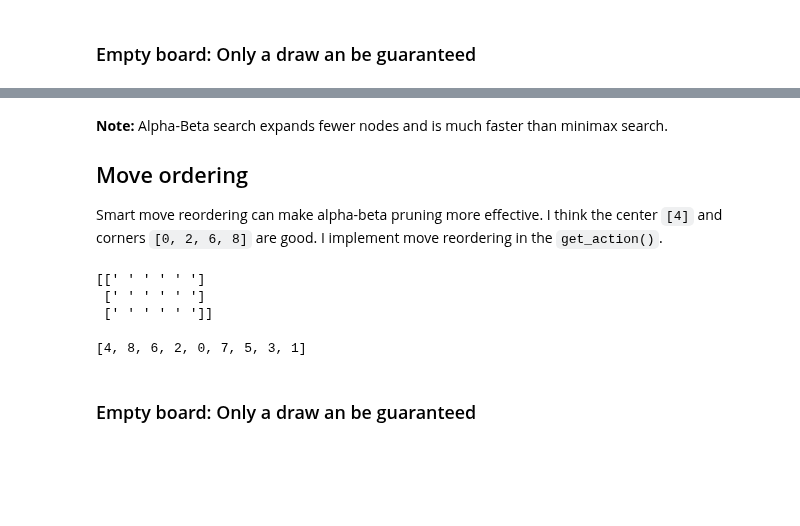
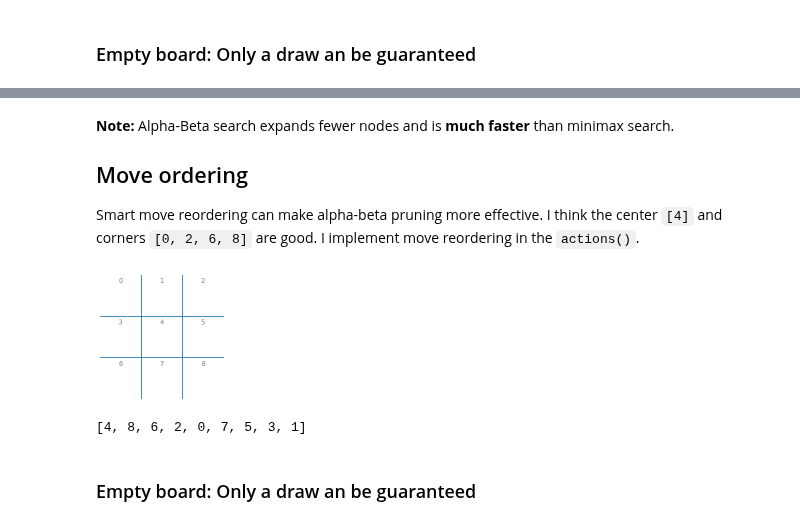
Before and after one commit to mhahsler/CS7320-AI, a Jupyter notebook: Games/tictactoe_alpha_beta_tree_search.ipynb, the cells around one changed output, grey strips where cells are left out. Drawn from its saved outputs; the diff is of its cells as text; code cells hidden in the pictures; blank space fills up the shorter version.

Commit message:
get_actions is not actions + minor cleanup work.

```diff
--- a/Games/tictactoe_alpha_beta_tree_search.ipynb
+++ b/Games/tictactoe_alpha_beta_tree_search.ipynb
@@ -32,6 +32,3 @@ import math
 # %%
 def empty_board():
     return [' '] * 9
-
-board = empty_board()
-display(board)
@@ -40,15 +35,2 @@ display(board)
 # %% [markdown]
 Some helper functions.
-# %%
-def show_board(board):
-    """display the board"""
-    b = np.array(board).reshape((3,3))
-    print(b)
-
-board = empty_board()
-show_board(board)
-
-print()
-print("Add some x's")
-board[0] = 'x'; board[3] = 'x'; board[6] = 'x';
-show_board(board)
@@ -99,5 +97,5 @@ Win? n
 # %%
-def get_actions(board):
+def actions(board):
     """return possible actions as a vector ot indices"""
     return np.where(np.array(board) == ' ')[0].tolist()
 
@@ -105,7 +103,3 @@ def get_actions(board):
     #actions = np.where(np.array(board) == ' ')[0]
     #np.random.shuffle(actions)
     #return actions.tolist()
-
-
-show_board(board)
-get_actions(board)
@@ -557,31 +499,29 @@ Wall time: 477 ms
 # %% [markdown]
-**Note:** Alpha-Beta search expands fewer nodes and is much faster than minimax search.
+**Note:** Alpha-Beta search expands fewer nodes and is **much faster** than minimax search.
 
 ## Move ordering
 
-Smart move reordering can make alpha-beta pruning more effective. I think the center `[4]` and corners `[0, 2, 6, 8]` are good. I implement move reordering in the `get_action()`.
+Smart move reordering can make alpha-beta pruning more effective. I think the center `[4]` and corners `[0, 2, 6, 8]` are good. I implement move reordering in the `actions()`.
 # %%
-def get_actions(board):
+def actions(board):
     """return possible actions as a vector ot indices"""
     actions = np.where(np.array(board) == ' ')[0].tolist()
 
     priority = [1,0,1,
                 0,2,0,
                 1,0,1]
     priority = [priority[i] for i in actions]
 
     actions =[a for _,a in sorted(zip(priority,actions), reverse=True)]
 
     return actions
 
 board = empty_board()
 show_board(board)
-get_actions(board)
+actions(board)
 # %% [output]
+[figure, added]
-[[' ' ' ' ' ']
- [' ' ' ' ' ']
- [' ' ' ' ' ']]
+[4, 8, 6, 2, 0, 7, 5, 3, 1]
-[4, 8, 6, 2, 0, 7, 5, 3, 1]
 # %% [markdown]
 ### Empty board: Only a draw an be guaranteed
 # %%
```
Also changed, not shown: parts of 29 cells of this notebook, 5 other files.
